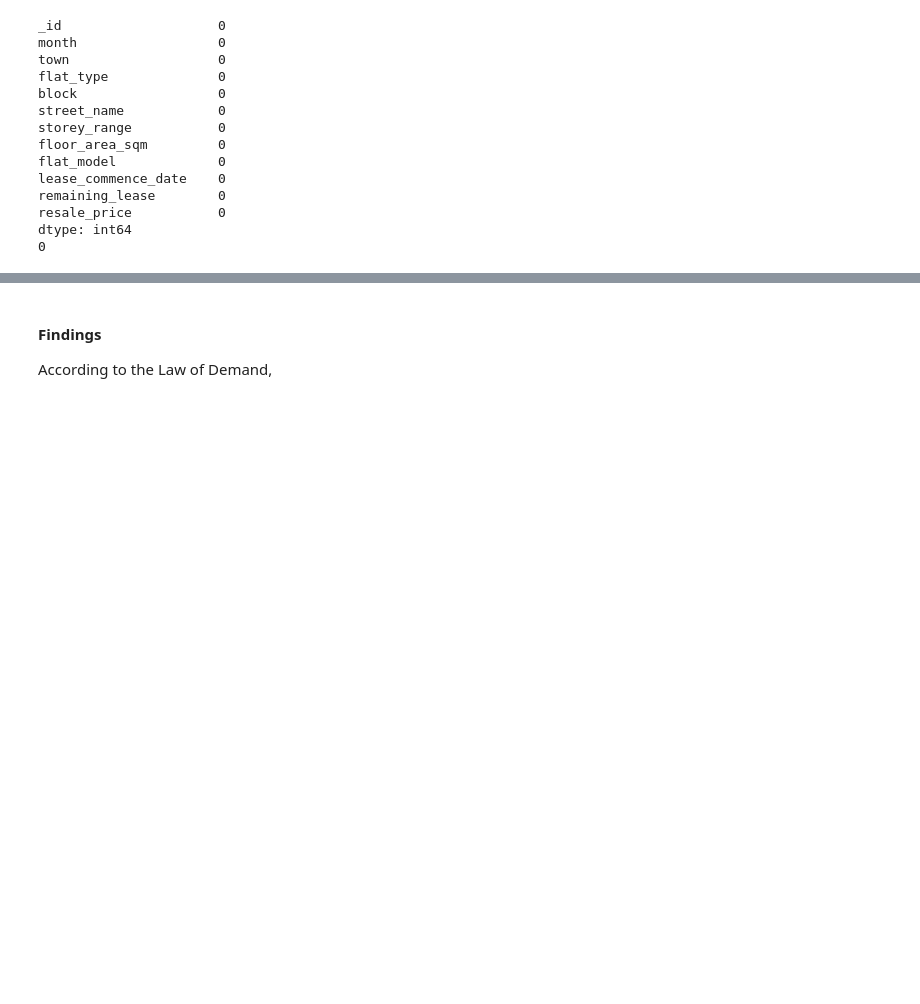
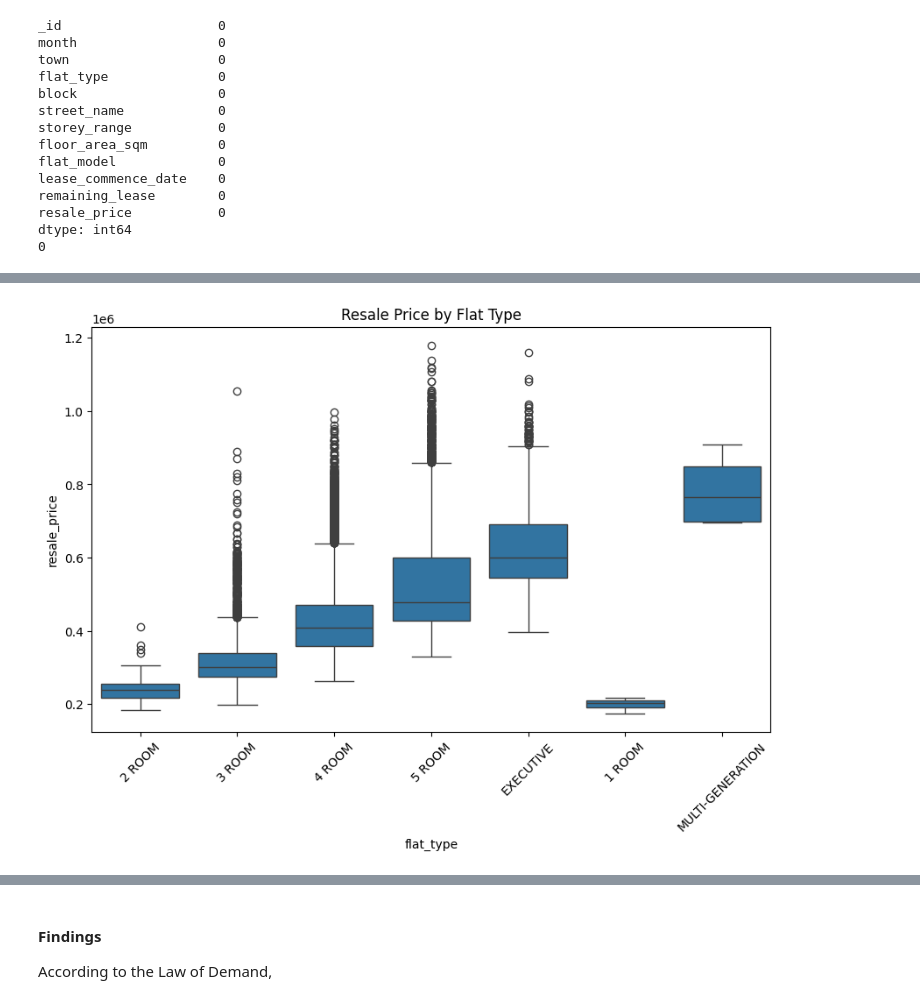
Before and after one commit to ebichiaseed/resale-hdb-prices, a Jupyter notebook: resale_hdb_prices.ipynb, the cells around one changed output, grey strips where cells are left out. Cells and saved outputs as stored; diff of their text form; code cells hidden in the pictures; blank space fills up the shorter version.

```diff
--- a/resale_hdb_prices.ipynb
+++ b/resale_hdb_prices.ipynb
@@ -218,0 +244,8 @@ Final Summary with Available Flat Types:
+# %%
+plt.figure(figsize=(10, 6))
+sns.boxplot(data=df, x='flat_type', y='resale_price')
+plt.title("Resale Price by Flat Type")
+plt.xticks(rotation=45)
+plt.show()
+# %% [output]
+[figure, added]
```
Also changed, not shown: parts of 22 cells of this notebook.
